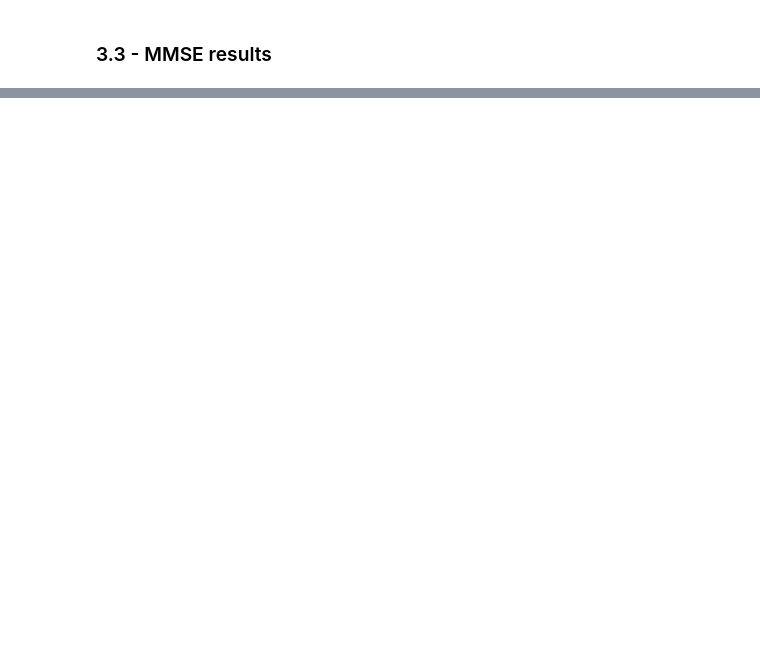
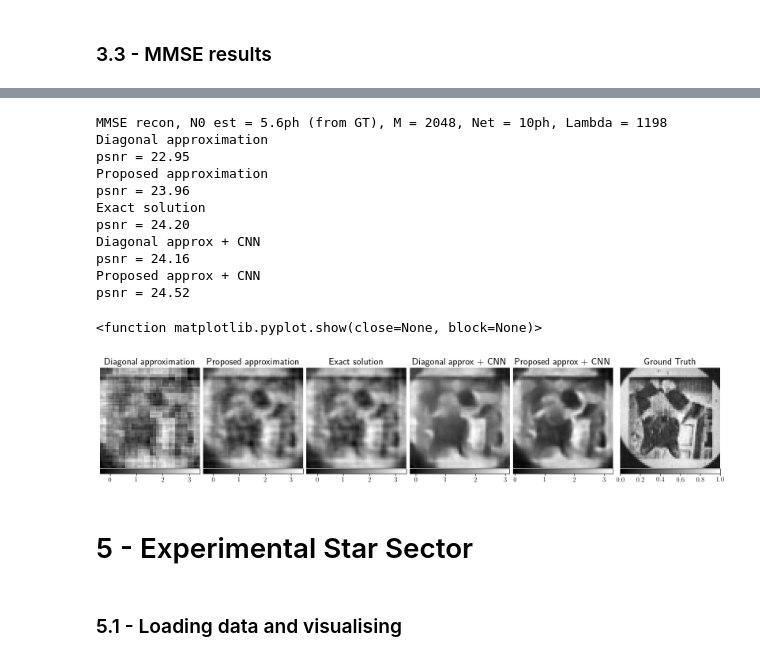
Before and after one commit to lucxt18/spyrit, a Jupyter notebook: spyrit/main_expe.ipynb, the cells around one changed output, grey strips where cells are left out. Drawn from its saved outputs; the diff is of its cells as text; code cells hidden in the pictures; blank space fills up the shorter version.

```diff
--- a/spyrit/main_expe.ipynb
+++ b/spyrit/main_expe.ipynb
@@ -504,0 +479,41 @@ plt.show
+# %%
+titles = ['Diagonal approximation', 'Proposed approximation', 'Exact solution', 'Diagonal approx + CNN', 'Proposed approx + CNN', 'Ground Truth']
+
+print(f'MMSE recon, N0 est = {models[0].N0:.1f}ph (from GT), M = {CR}, Net = {N0}ph, Lambda = {index}')
+for i in range(5):
+    print (titles[i])
+    print("psnr = %.2f" % psnr_(img_GT_all_Channels,img_temp[i]))
+
+fig, axs = plt.subplots(1, 6, figsize=(16, 16), constrained_layout=True)
+
+for i in range(5):
+    im = axs[i].imshow(f[i], cmap='gray')
+    axs[i].set_title(titles[i], fontsize = 18)
+    cbar= plt.colorbar(im, ax=axs[i], shrink=1, orientation = 'horizontal', pad = 0.0)
+    cbar.ax.tick_params(labelsize=12)
+    axs[i].axis('off')
+
+im = axs[5].imshow(img_GT_all_Channels, cmap='gray')
+axs[5].set_title(titles[5], fontsize = 18)
+cbar=plt.colorbar(im, ax=axs[5], shrink=1, orientation = 'horizontal', pad = 0.0)
+cbar.ax.tick_params(labelsize=12)
+plt.axis('off')
+plt.show
+# %% [output]
+MMSE recon, N0 est = 5.6ph (from GT), M = 2048, Net = 10ph, Lambda = 1198
+Diagonal approximation
+psnr = 22.95
+Proposed approximation
+psnr = 23.96
+Exact solution
+psnr = 24.20
+Diagonal approx + CNN
+psnr = 24.16
+Proposed approx + CNN
+psnr = 24.52
+<function matplotlib.pyplot.show(close=None, block=None)>
+[figure, added]
+# %% [markdown]
+# 5 - Experimental Star Sector
+# %% [markdown]
+### 5.1 - Loading data and visualising
```
Also changed, not shown: parts of 73 cells of this notebook.
